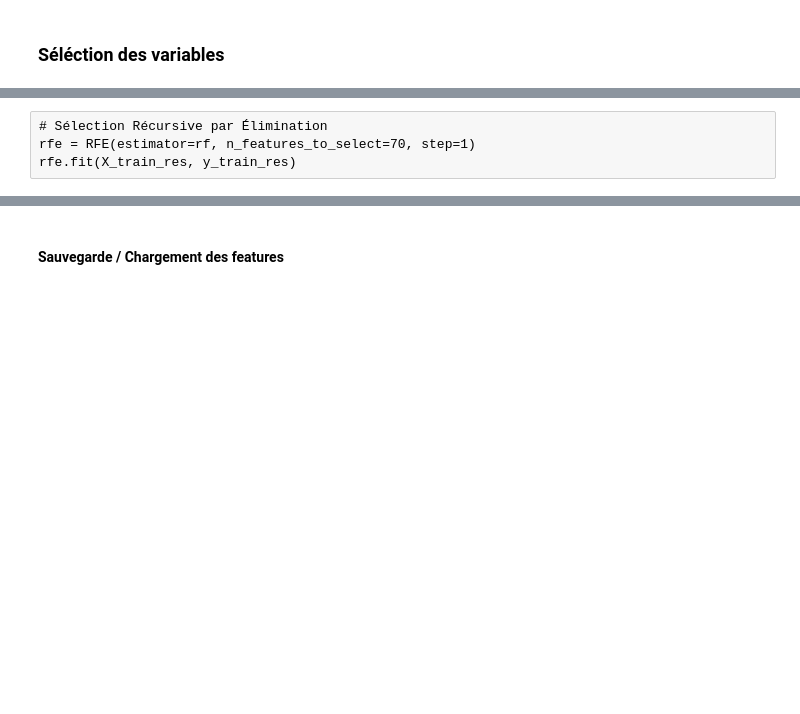
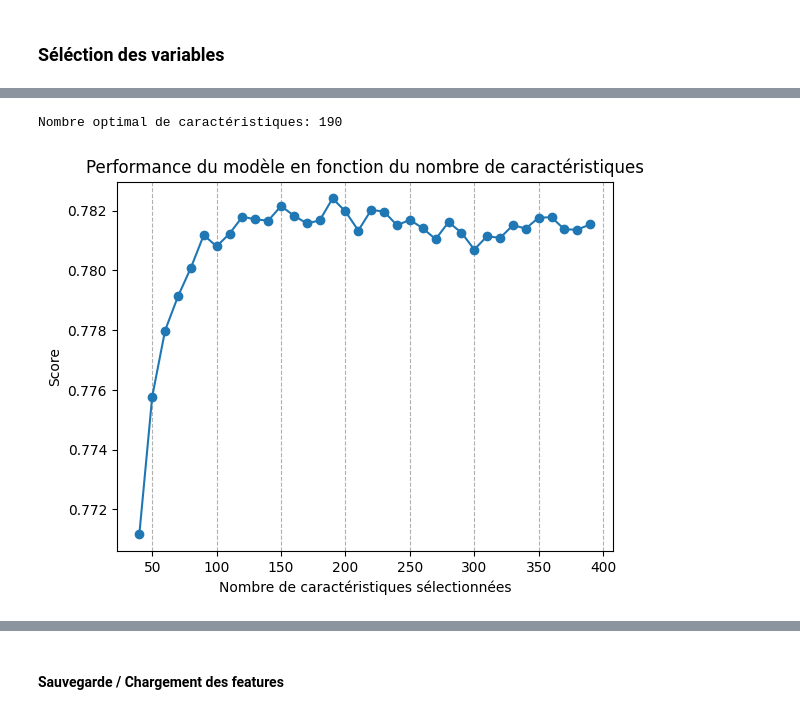
Before and after one commit to Stely-data/OC-Projet-7, a Jupyter notebook: Deveau_Estelle_2_notebook_Modelisation_052024.ipynb, the cells around one changed output, grey strips where cells are left out. Cells and saved outputs as stored; diff of their text form; code cells hidden in the pictures; blank space fills up the shorter version.

```diff
--- a/Deveau_Estelle_2_notebook_Modelisation_052024.ipynb
+++ b/Deveau_Estelle_2_notebook_Modelisation_052024.ipynb
@@ -574 +523,7 @@ y_test_imputed = test_imputed_cleaned['TARGET']
+# %%
+# Séparer les features et la cible
+X_train = train_cleaned.drop(columns=['TARGET'])
+y_train = train_cleaned['TARGET']
+X_test = test_cleaned.drop(columns=['TARGET'])
+y_test = test_cleaned['TARGET']
 # %% [markdown]
@@ -651,4 +530,0 @@ plt.show()
-# %% [raw]
-# Sélection Récursive par Élimination
-rfe = RFE(estimator=rf, n_features_to_select=70, step=1)
-rfe.fit(X_train_res, y_train_res)
@@ -664,0 +536,43 @@ selected_features =  pd.DataFrame(selected_feature_list, columns=["Selected Feat
+# %%
+# Entrainer le modèle
+catboost_model.fit(X_train, y_train)
+
+# Obtenir l'importance des caractéristiques
+feature_importances = catboost_model.get_feature_importance()
+sorted_idx = np.argsort(feature_importances)[::-1]
+
+# Fonction pour évaluer le modèle avec un sous-ensemble de caractéristiques
+def evaluate_model_with_features(n_features, X_train, y_train, X_test, y_test):
+    selected_features = sorted_idx[:n_features]
+    X_train_selected = X_train.iloc[:, selected_features]
+    X_test_selected = X_test.iloc[:, selected_features]
+
+    catboost_model.fit(X_train_selected, y_train)
+    y_pred_proba = catboost_model.predict_proba(X_test_selected)[:, 1]
+    score = roc_auc_score(y_test, y_pred_proba)
+    return score
+# %%
+# Liste pour stocker les scores
+mean_scores = []
+n_features_list = range(40, 400, 10)
+
+# Boucle pour évaluer le modèle avec différents nombres de caractéristiques
+for n_features in n_features_list:
+    score = evaluate_model_with_features(n_features, X_train, y_train, X_test, y_test)
+    mean_scores.append(score)
+
+# Trouver le nombre optimal de caractéristiques
+optimal_n_features = n_features_list[np.argmax(mean_scores)]
+print("Nombre optimal de caractéristiques:", optimal_n_features)
+# %% [output]
+Nombre optimal de caractéristiques: 190
+# %%
+# Tracer les scores
+plt.plot(n_features_list, mean_scores, marker='o')
+plt.xlabel('Nombre de caractéristiques sélectionnées')
+plt.ylabel('Score')
+plt.title('Performance du modèle en fonction du nombre de caractéristiques')
+plt.grid(axis='x', linestyle='--')
+plt.show()
+# %% [output]
+[figure, added]
```
Also changed, not shown: parts of 97 cells of this notebook, 2 other files.
